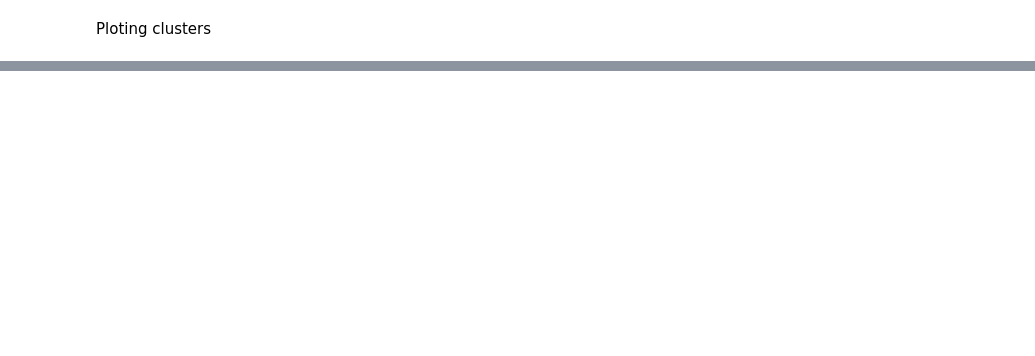
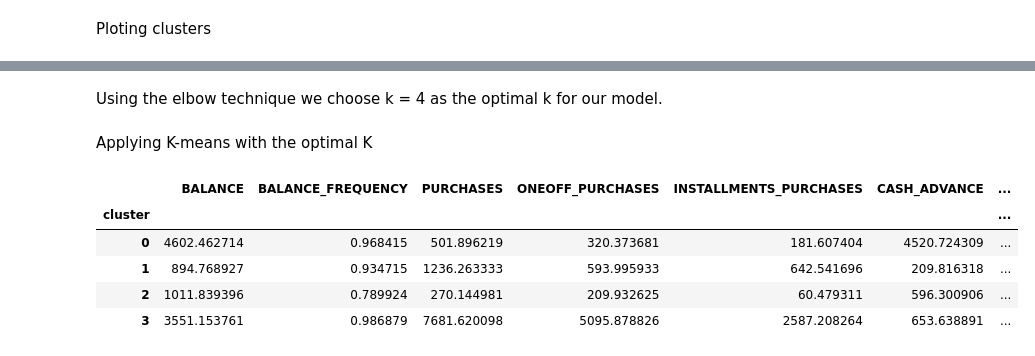
Before and after one commit to shenpaii/GMC-AI-COURSE, a Jupyter notebook: CHECKPOINT7.ipynb, the cells around one changed output, grey strips where cells are left out. Saved outputs shown, nothing was run; the diff lists cells and outputs as text; code cells hidden in the pictures; blank space fills up the shorter version.

```diff
--- a/CHECKPOINT7.ipynb
+++ b/CHECKPOINT7.ipynb
@@ -95,0 +173,9 @@ KeyboardInterrupt:
+# %%
+sum_of_squarred_distances = []
+
+K = range(1,15)
+
+for k in K:
+    km = KMeans(n_clusters = k)
+    km.fit(data)
+    sum_of_squarred_distances.append(km.inertia_)
@@ -95,0 +191,18 @@ KeyboardInterrupt:
+# %% [markdown]
+Using the elbow technique we choose k = 4 as the optimal k for our model.
+# %% [markdown]
+Applying K-means with the optimal K
+# %%
+km = KMeans(4)
+km.fit(scaled_data)
+
+kclusters = pd.concat([data, pd.DataFrame({'cluster':km.labels_})], axis=1)
+
+kclusters.groupby('cluster').mean()
+# %% [output]
+|  | BALANCE | BALANCE_FREQUENCY | PURCHASES | ONEOFF_PURCHASES | INSTALLMENTS_PURCHASES | CASH_ADVANCE | ... |
+| cluster |  |  |  |  |  |  | ... |
+| 0 | 4602.462714 | 0.968415 | 501.896219 | 320.373681 | 181.607404 | 4520.724309 | ... |
+| 1 | 894.768927 | 0.934715 | 1236.263333 | 593.995933 | 642.541696 | 209.816318 | ... |
+| 2 | 1011.839396 | 0.789924 | 270.144981 | 209.932625 | 60.479311 | 596.300906 | ... |
+| 3 | 3551.153761 | 0.986879 | 7681.620098 | 5095.878826 | 2587.208264 | 653.638891 | ... |
```
Also changed, not shown: parts of 18 cells of this notebook.
